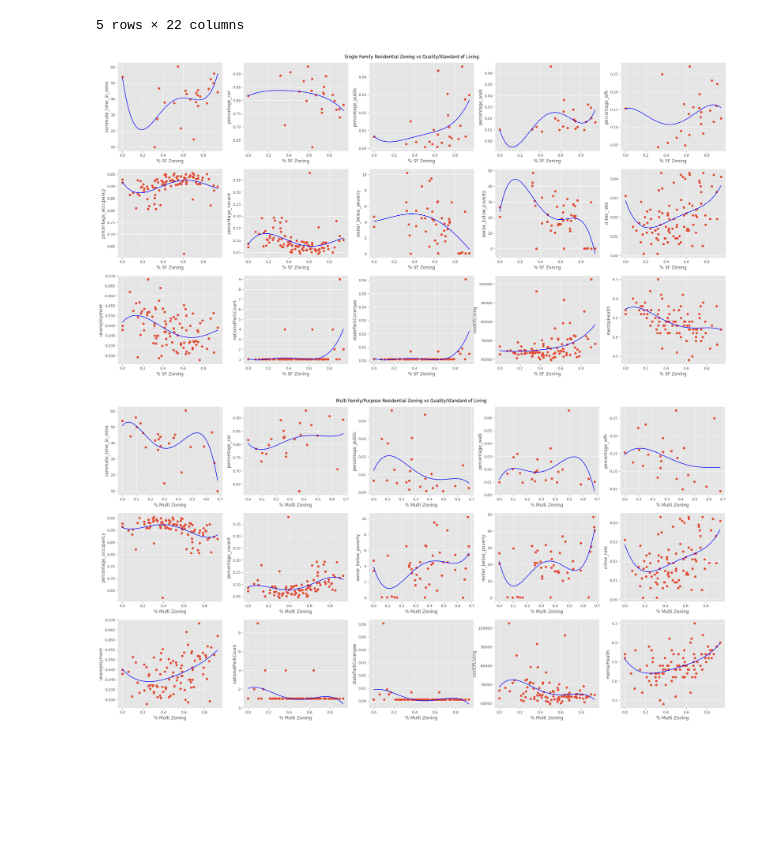
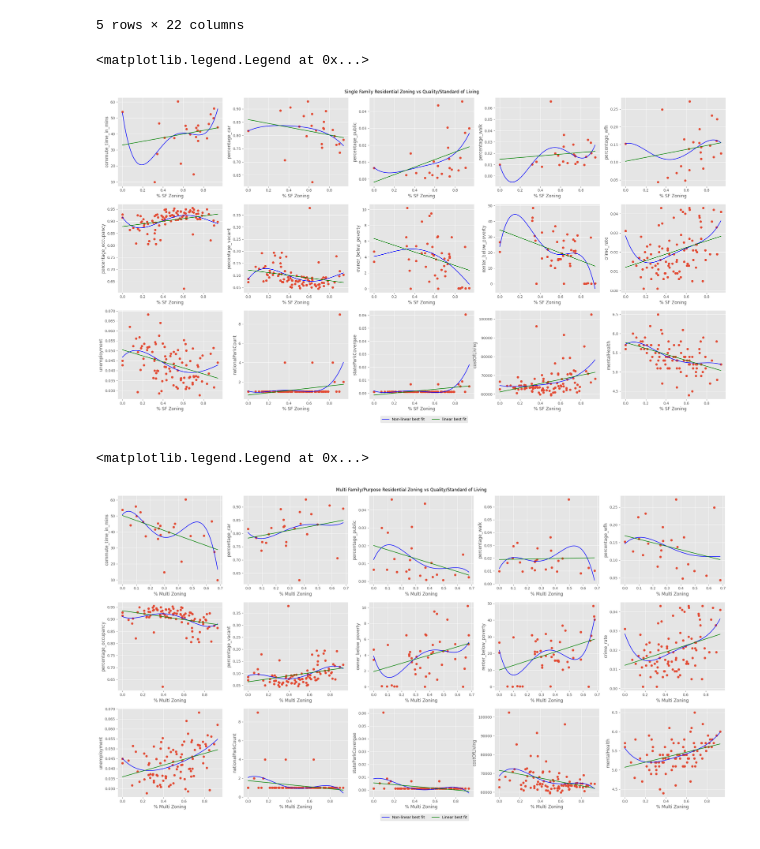
Before and after one commit to ashsProjects/Distributed_Analytics_of_US_Residential_Zoning, a Jupyter notebook: analysis.ipynb, the cells around one changed output. Saved outputs shown, nothing was run; the diff lists cells and outputs as text; code cells hidden in the pictures; blank space fills up the shorter version.

Commit message:
Added non linear regression

```diff
--- a/analysis.ipynb
+++ b/analysis.ipynb
@@ -200,9 +200,10 @@ Top 5 counties with the highest multi family/purpose residential zoning:
 def find_best_fit(x, y):
     x_best = np.linspace(min(x), max(x), 1000)
     y_best = None
+    y_lin = None
     rmse_best = np.inf
 
-    for i in range(5):
+    for i in range(1,5):
         coefficients = np.polyfit(x, y, i)
         polynomial = np.poly1d(coefficients)
 
@@ -214,32 +215,38 @@ def find_best_fit(x, y):
         if (rmse < rmse_best):
             rmse_best = rmse
             y_best = y_smooth
+        if i == 1:
+            y_lin = y_smooth
 
-    return (x_best, y_best)
+    return (x_best, y_best, y_lin)
 # %%
 #finding correlation between percentage of single family residential and features
 plt.figure(figsize=(30, 15))
 for i in range(7, 22):
     plt.subplot(3, 5, i-6)
 
     if i == 16:
         x = all_values[5].astype('float64')
         y = [int(val.split('/')[0]) / int(val.split('/')[1]) for val in all_values[i]]
         plt.scatter(x, y)
     else:
         mask = (all_values[i].astype('float64') == 0)
         x = all_values[5][~mask].astype('float64')
         y = all_values[i][~mask].astype('float64')
         plt.scatter(x, y)
 
-    X, Y = find_best_fit(x, y)
+    X, Y, Y_lin = find_best_fit(x, y)
 
-    plt.plot(X, Y, color='blue')
+    plt.plot(X, Y, color='blue', label='Non-linear best fit')
+    plt.plot(X, Y_lin, color='green', label='Linear best fit')
     plt.xlabel('% SF Zoning')
     plt.ylabel(headers[i])
     plt.suptitle('Single Family Residential Zoning vs Quality/Standard of Living', y=0.9)
+handles, labels = plt.gca().get_legend_handles_labels()
+plt.figlegend(handles, labels, loc=(0.45, 0.03), ncol=2)
 # %% [output]
+<matplotlib.legend.Legend at 0x...>
-[figure, old version]
+[figure, new version]
 # %%
 #finding correlation between percentage of multi residential and features
 plt.figure(figsize=(30, 15))
@@ -256,11 +263,15 @@ for i in range(7, 22):
         y = all_values[i][~mask].astype('float64')
         plt.scatter(x, y)
 
-    X, Y = find_best_fit(x, y)
+    X, Y, Y_lin = find_best_fit(x, y)
 
-    plt.plot(X, Y, color='blue')
+    plt.plot(X, Y, color='blue', label='Non-linear best fit')
+    plt.plot(X, Y_lin, color='green', label='Linear best fit')
     plt.xlabel('% Multi Zoning')
     plt.ylabel(headers[i])
     plt.suptitle('Multi Family/Purpose Residential Zoning vs Quality/Standard of Living', y=0.9)
+handles, labels = plt.gca().get_legend_handles_labels()
+plt.figlegend(handles, labels, loc=(0.45, 0.03), ncol=2)
 # %% [output]
+<matplotlib.legend.Legend at 0x...>
-[figure, old version]
+[figure, new version]
```
